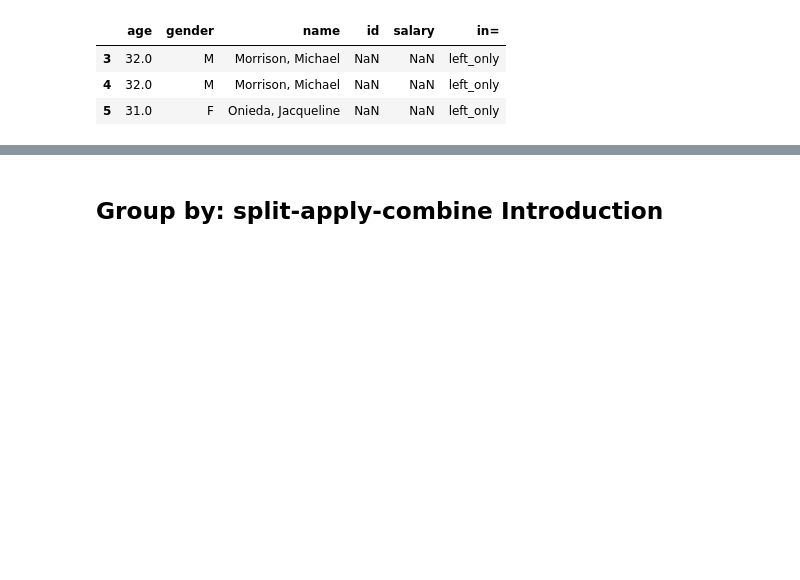
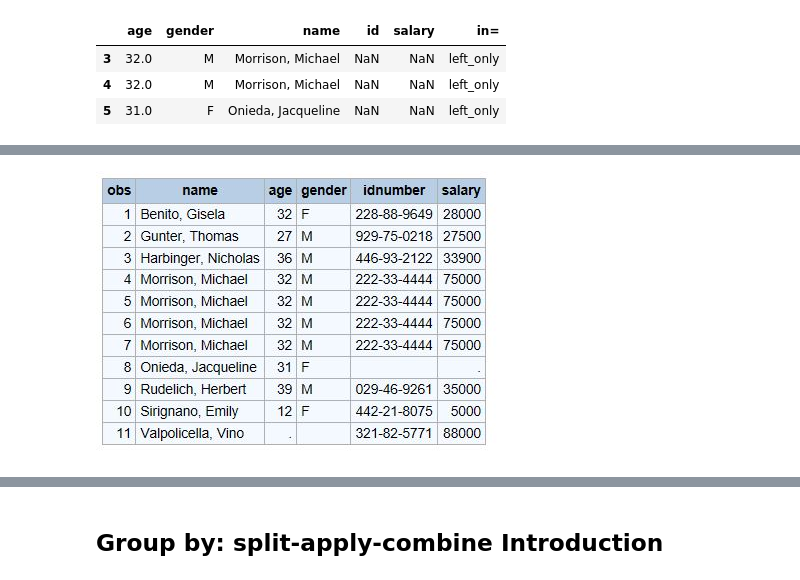
Before and after one commit to RandyBetancourt/PythonForSASUsers, a Jupyter notebook: Chapter 07 -- Pandas, Part 2.ipynb, the cells around one changed output, grey strips where cells are left out. Saved outputs shown, nothing was run; the diff lists cells and outputs as text; code cells hidden in the pictures; blank space fills up the shorter version.

```diff
--- a/Chapter 07 -- Pandas, Part 2.ipynb
+++ b/Chapter 07 -- Pandas, Part 2.ipynb
@@ -569,0 +648,4 @@ nomatch_l[nomatch_l['in='] == 'left_only']
+# %%
+Image(filename='Anaconda3\\output\\many_2_many.JPG')
+# %% [output]
+[figure, added]
```
Also changed, not shown: parts of 32 cells of this notebook.
